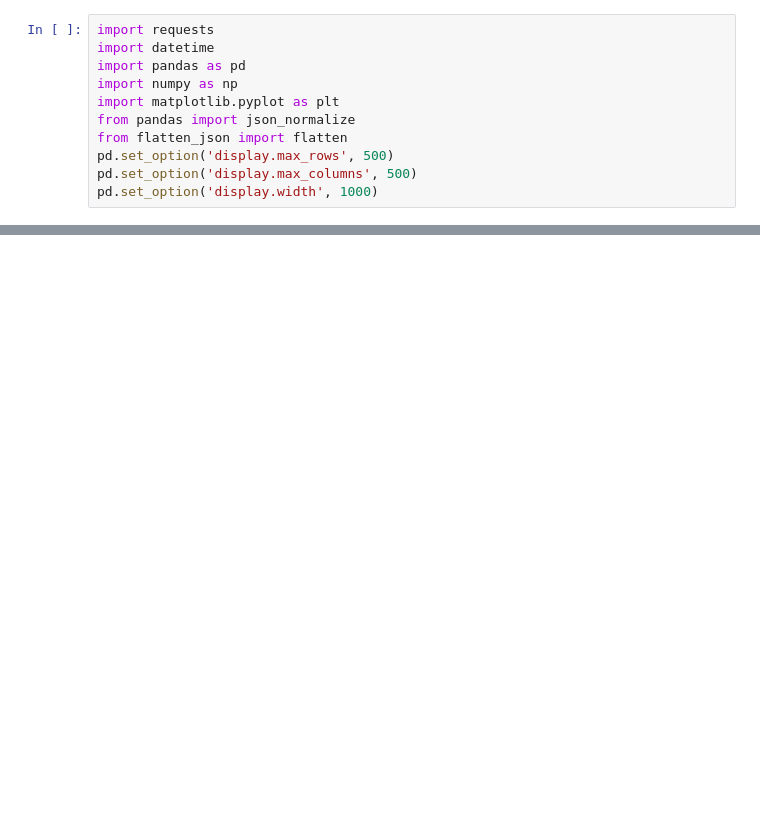
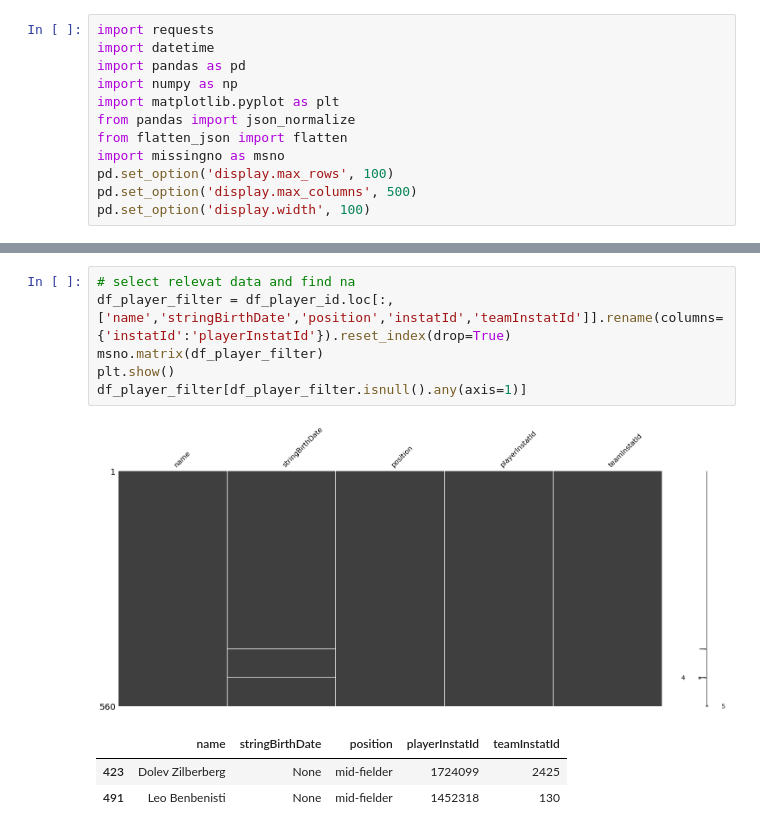
Before and after one commit to itayhadash/projects_with_R_and_Python, a Jupyter notebook: Web_Scraping.ipynb, the cells around one changed output, grey strips where cells are left out. Cells and saved outputs as stored; diff of their text form; blank space fills up the shorter version.

```diff
--- a/Web_Scraping.ipynb
+++ b/Web_Scraping.ipynb
@@ -6,6 +6,7 @@ import numpy as np
 import matplotlib.pyplot as plt
 from pandas import json_normalize
 from flatten_json import flatten
-pd.set_option('display.max_rows', 500)
+import missingno as msno
+pd.set_option('display.max_rows', 100)
 pd.set_option('display.max_columns', 500)
-pd.set_option('display.width', 1000)
+pd.set_option('display.width', 100)
@@ -33,0 +64,11 @@ df_club_id = js_to_df(club_id)
+# %%
+# select relevat data and find na
+df_player_filter = df_player_id.loc[:,['name','stringBirthDate','position','instatId','teamInstatId']].rename(columns={'instatId':'playerInstatId'}).reset_index(drop=True)
+msno.matrix(df_player_filter)
+plt.show()
+df_player_filter[df_player_filter.isnull().any(axis=1)]
+# %% [output]
+[figure, added]
+|  | name | stringBirthDate | position | playerInstatId | teamInstatId |
+| 423 | Dolev Zilberberg | None | mid-fielder | 1724099 | 2425 |
+| 491 | Leo Benbenisti | None | mid-fielder | 1452318 | 130 |
```
Also changed, not shown: parts of 16 cells of this notebook, 1 other file.
